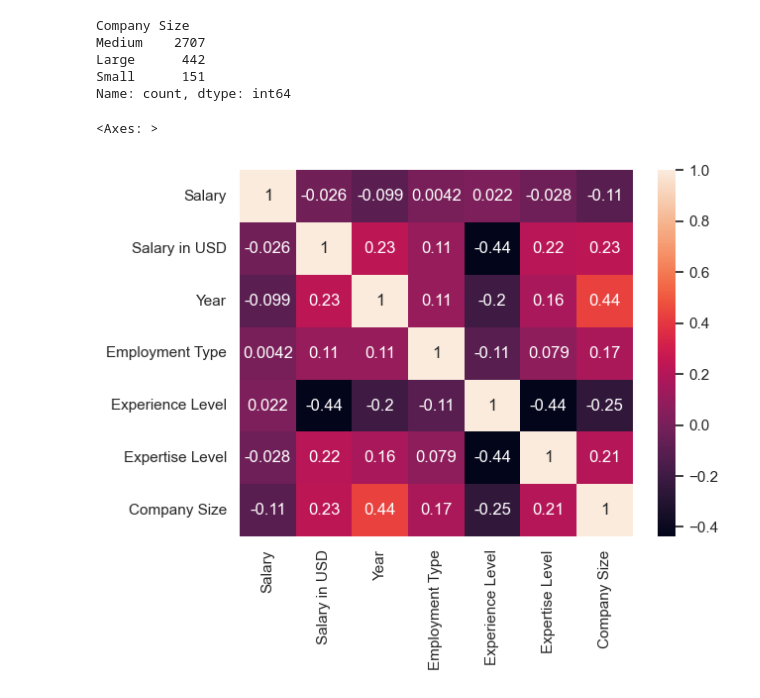
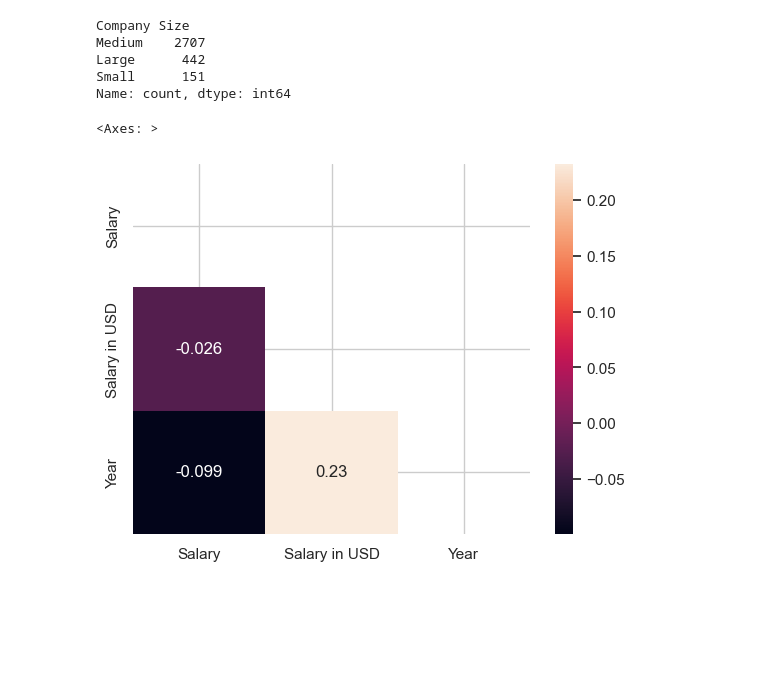
Before and after one commit to Frussen/salary_predictor, a Jupyter notebook: salary_predictor.ipynb, the cells around one changed output. Cells and saved outputs as stored; diff of their text form; code cells hidden in the pictures; blank space fills up the shorter version.

```diff
--- a/salary_predictor.ipynb
+++ b/salary_predictor.ipynb
@@ -272,20 +272,9 @@ Name: count, dtype: int64
 # %%
 # Correlation map
 
 numerical = df.select_dtypes(include=np.number)
-categorical = df.select_dtypes(include=object)
-
-ord_encoded = categorical.replace({
-    'Employment Type': {'Freelance': 1, 'Part-Time': 2, 'Contract': 3, 'Full-Time': 4},
-    'Experience Level': {'Executive': 1, 'Senior': 2, 'Mid': 3, 'Entry': 4},
-    'Expertise Level': {'Director': 1, 'Junior': 2, 'Intermediate': 3, 'Expert': 4},
-    'Company Size': {'Small': 1, 'Large': 2, 'Medium': 3},
-})
-ord_encoded = ord_encoded.select_dtypes(include=np.number)
-all_data = pd.concat([numerical, ord_encoded], axis=1)
-
-corr_df = all_data.corr()
-sns.heatmap(corr_df,annot=True) # ,mask=np.triu(corr_df)
+corr_df = numerical.corr()
+sns.heatmap(corr_df,annot=True,mask=np.triu(corr_df))
 # %% [output]
 <Axes: >
-[figure, old version]
+[figure, new version]
```
Also changed, not shown: 7 other files.
